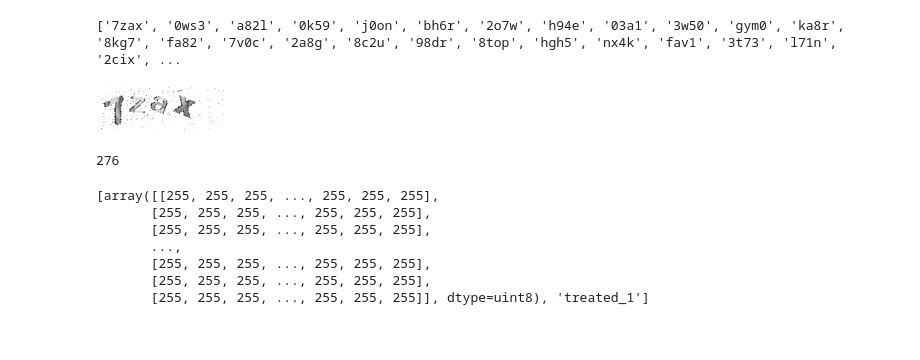
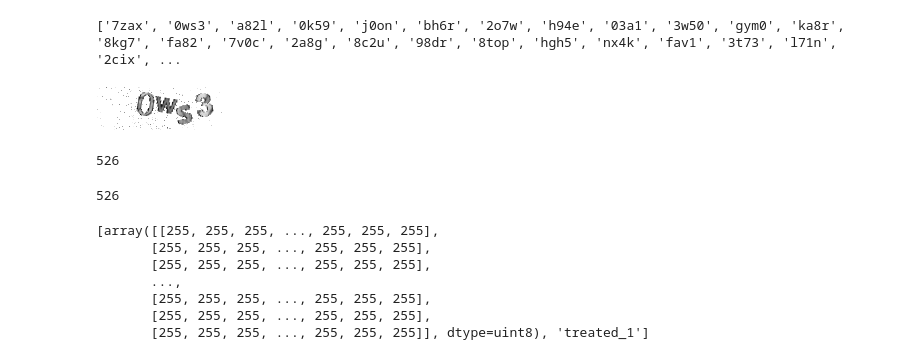
Before and after one commit to jyang500/cmsc, a Jupyter notebook: parseCaptcha.ipynb, the cells around one changed output. Drawn from its saved outputs; the diff is of its cells as text; code cells hidden in the pictures.

```diff
--- a/parseCaptcha.ipynb
+++ b/parseCaptcha.ipynb
@@ -40,18 +40,16 @@ for i in os.listdir(dir):
     count = 0
     sub_directory = os.path.join(dir,i)
     for j in os.listdir(sub_directory):
-        if "captcha" in j:
-          break
 
+        count+=1
+        if count > 100:
+            break
         for x in j:
           if (x == '.'):
             break
           label = label + x
         val_data.append(label)
         label = ""
-        count+=1
-        if count > 50:
-            break
         img = cv2.imread(os.path.join(sub_directory,j),0)
         train_data.append([img,i])
 print(val_data)
@@ -59,15 +57,19 @@ print(val_data)
 ['7zax', '0ws3', 'a82l', '0k59', 'j0on', 'bh6r', '2o7w', 'h94e', '03a1', '3w50', 'gym0', 'ka8r', '8kg7', 'fa82', '7v0c', '2a8g', '8c2u', '98dr', '8top', 'hgh5', 'nx4k', 'fav1', '3t73', 'l71n', '2cix', ...
 # %%
 from google.colab.patches import cv2_imshow
-cv2_imshow( train_data[0][0],)
+cv2_imshow( train_data[1][0],)
 cv2.waitKey(0)
 cv2.destroyAllWindows()
 # %% [output]
-[figure, old version]
+[figure, new version]
 # %%
 len(train_data)
 # %% [output]
-276
+526
+# %%
+len(val_data)
+# %% [output]
+526
 # %%
 print(train_data[1])
 # %% [output]
```
Also changed, not shown: parts of 2 cells of this notebook.
